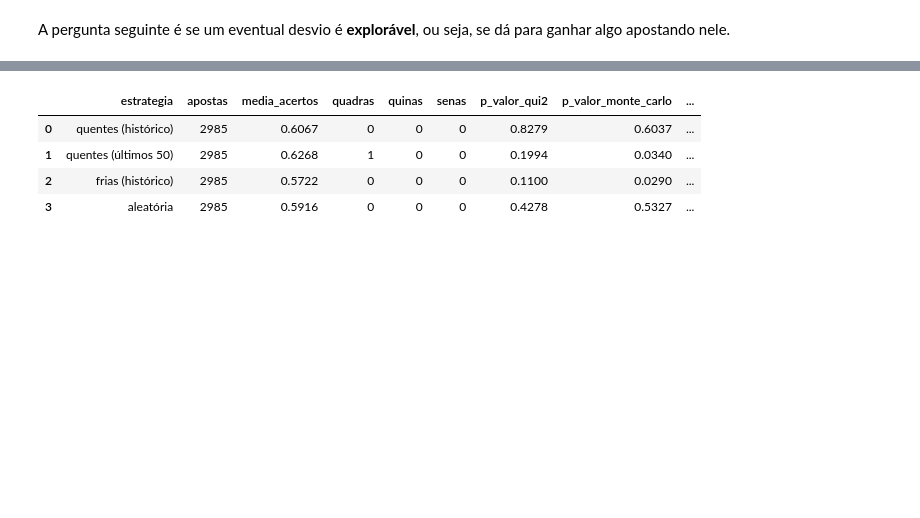
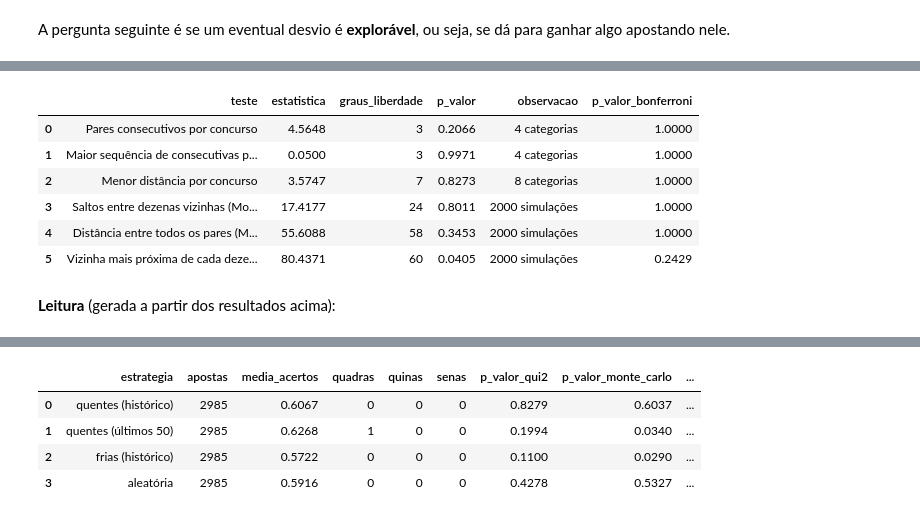
Before and after one commit to lpereira19/mega-sena, a Jupyter notebook: notebooks/1.0-lsp-analise-mega-sena.ipynb, the cells around one changed output, grey strips where cells are left out. Cells and saved outputs as stored; diff of their text form; code cells hidden in the pictures; blank space fills up the shorter version.

```diff
--- a/notebooks/1.0-lsp-analise-mega-sena.ipynb
+++ b/notebooks/1.0-lsp-analise-mega-sena.ipynb
@@ -182,0 +202,12 @@ A pergunta seguinte é se um eventual desvio é **explorável**, ou seja, se dá
+# %%
+dist_tests
+# %% [output]
+|  | teste | estatistica | graus_liberdade | p_valor | observacao | p_valor_bonferroni |
+| 0 | Pares consecutivos por concurso | 4.5648 | 3 | 0.2066 | 4 categorias | 1.0000 |
+| 1 | Maior sequência de consecutivas p... | 0.0500 | 3 | 0.9971 | 4 categorias | 1.0000 |
+| 2 | Menor distância por concurso | 3.5747 | 7 | 0.8273 | 8 categorias | 1.0000 |
+| 3 | Saltos entre dezenas vizinhas (Mo... | 17.4177 | 24 | 0.8011 | 2000 simulações | 1.0000 |
+| 4 | Distância entre todos os pares (M... | 55.6088 | 58 | 0.3453 | 2000 simulações | 1.0000 |
+| 5 | Vizinha mais próxima de cada deze... | 80.4371 | 60 | 0.0405 | 2000 simulações | 0.2429 |
+# %% [markdown]
+**Leitura** (gerada a partir dos resultados acima):
```
Also changed, not shown: parts of 12 cells of this notebook, 11 other files.
